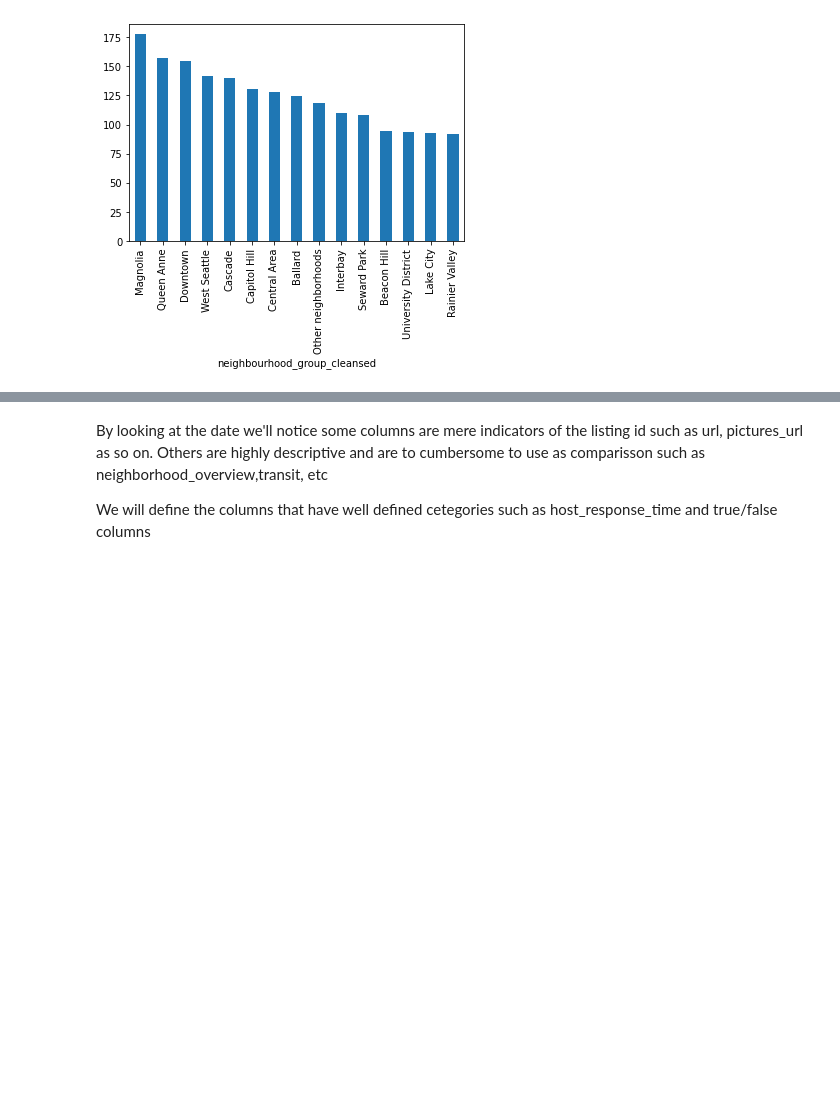
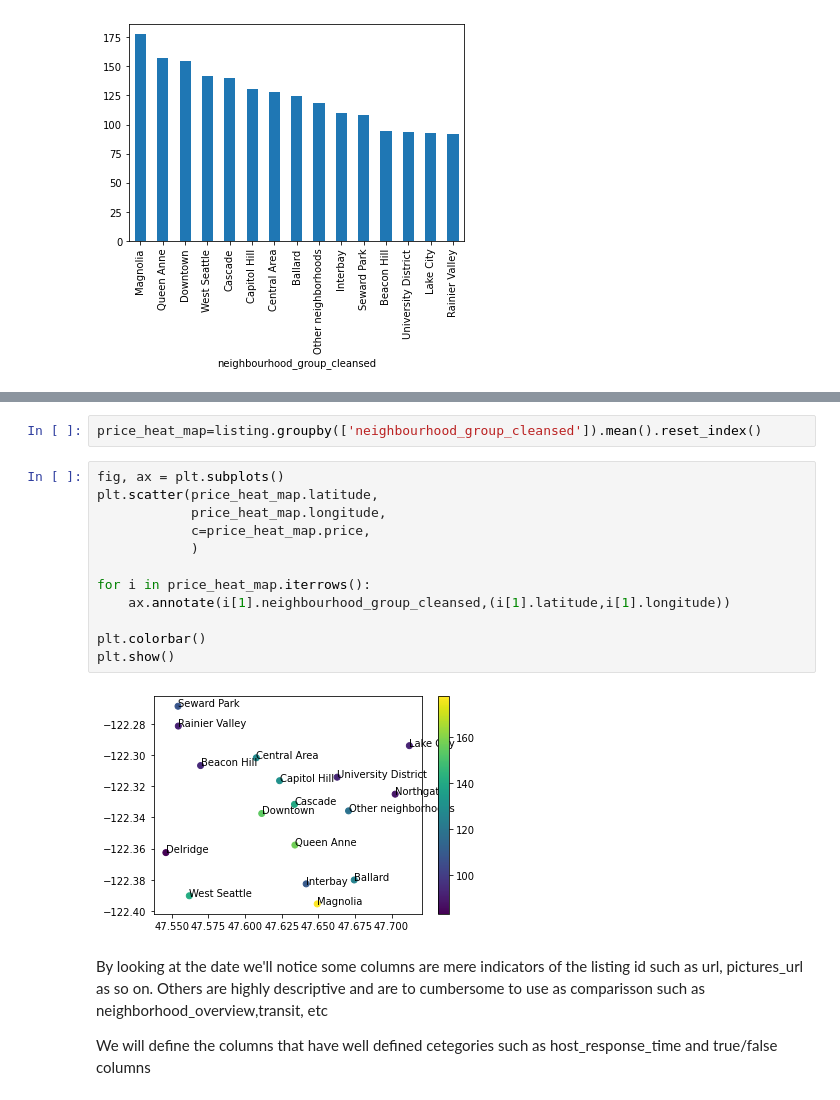
Before and after one commit to bruno-doval/Project-1, a Jupyter notebook: project-1.ipynb, the cells around one changed output, grey strips where cells are left out. Cells and saved outputs as stored; diff of their text form; blank space fills up the shorter version.

```diff
--- a/project-1.ipynb
+++ b/project-1.ipynb
@@ -221,3 +183,19 @@ property_type_per_n=listing_busy.groupby(['neighbourhood','property_type']).size
+# %%
+price_heat_map=listing.groupby(['neighbourhood_group_cleansed']).mean().reset_index()
+# %%
+fig, ax = plt.subplots()
+plt.scatter(price_heat_map.latitude,
+            price_heat_map.longitude,
+            c=price_heat_map.price,
+            )
+
+for i in price_heat_map.iterrows():
+    ax.annotate(i[1].neighbourhood_group_cleansed,(i[1].latitude,i[1].longitude))
+
+plt.colorbar()
+plt.show()
+# %% [output]
+[figure, added]
 # %% [markdown]
 By looking at the date we'll notice some columns are mere indicators of the listing id such as url, pictures_url as so on.
 Others are highly descriptive and are to cumbersome to use as comparisson such as neighborhood_overview,transit, etc
```
Also changed, not shown: parts of 53 cells of this notebook.
